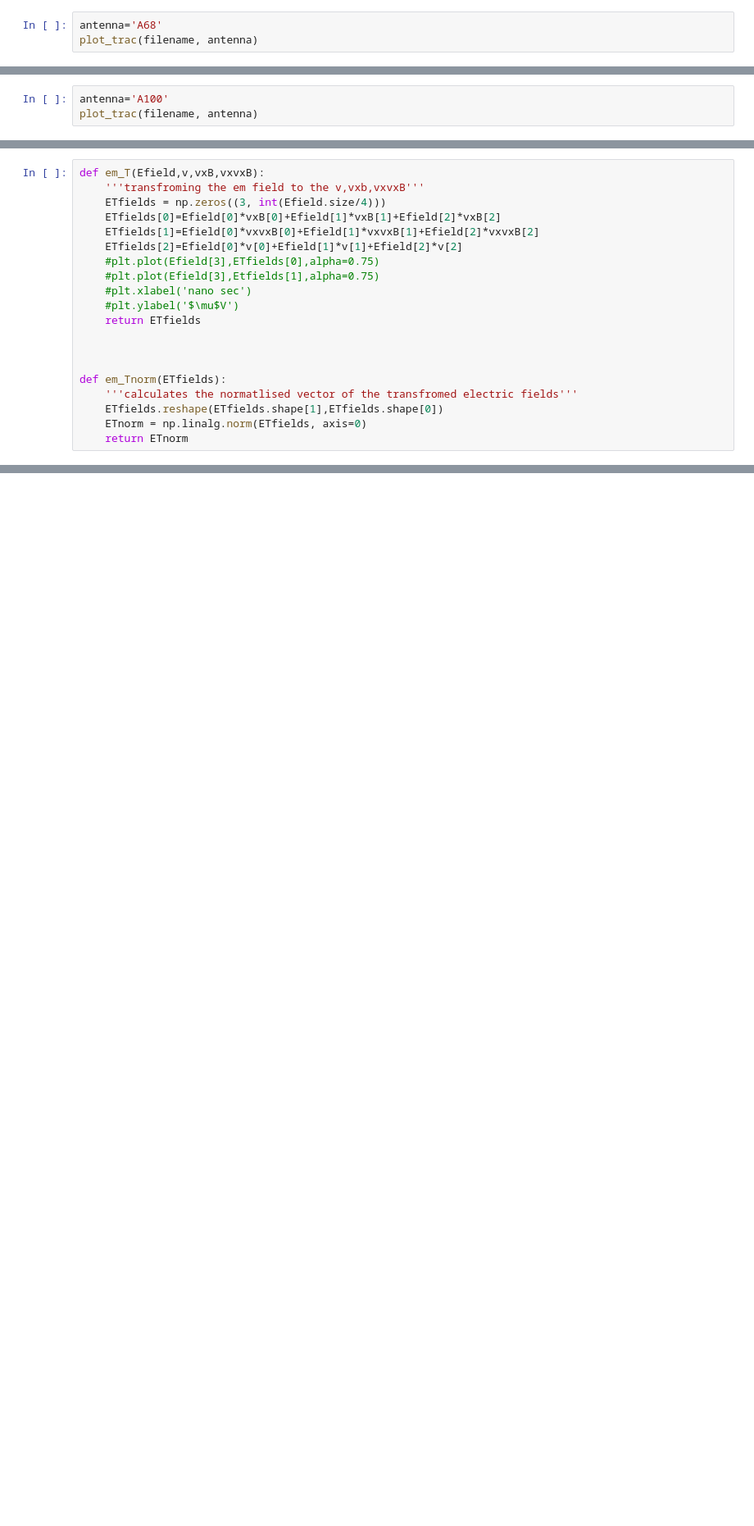
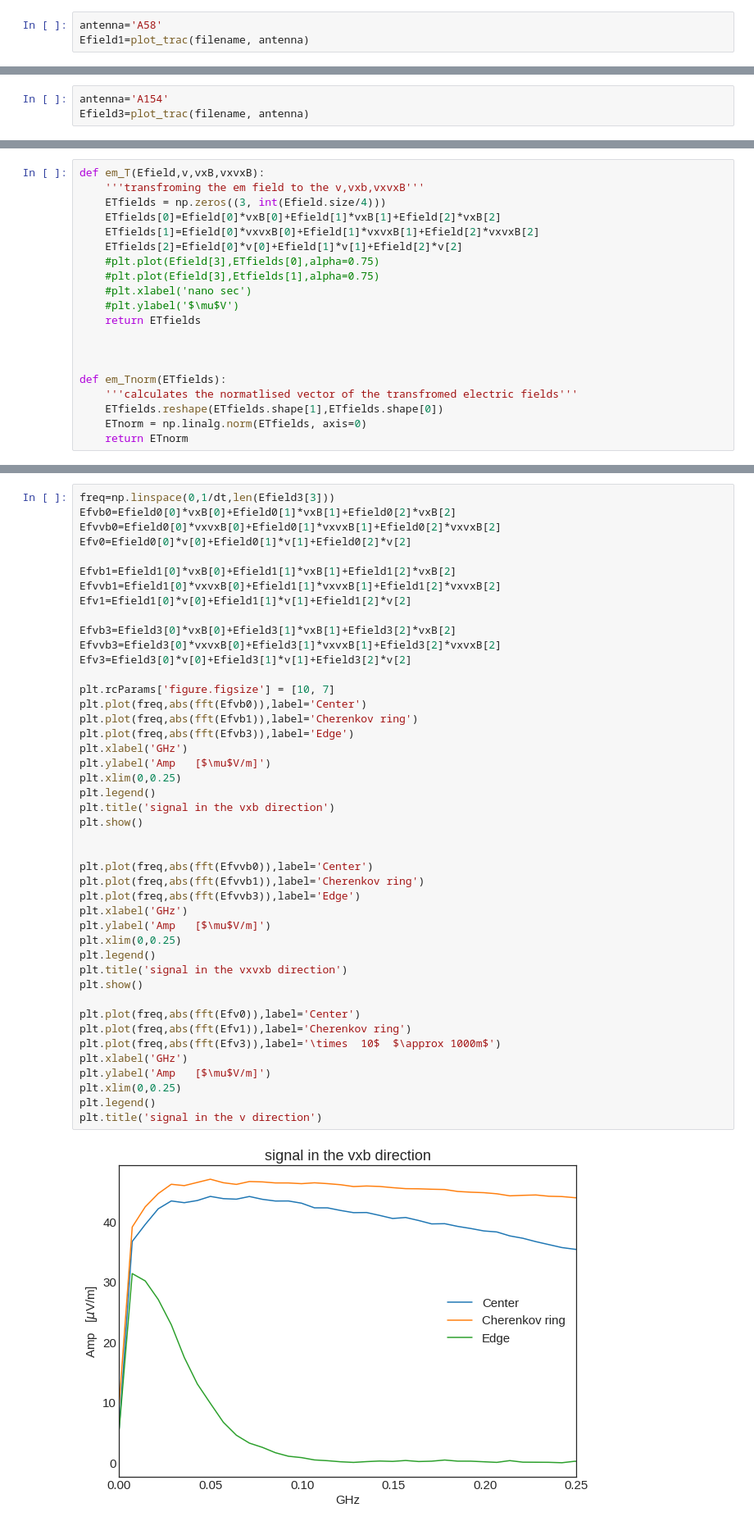
Before and after one commit to abwembya/D2Splane2, a Jupyter notebook: shower_plane.ipynb, the cells around one changed output, grey strips where cells are left out. Shown at 82% size. Drawn from its saved outputs; the diff is of its cells as text; blank space fills up the shorter version.

```diff
--- a/shower_plane.ipynb
+++ b/shower_plane.ipynb
@@ -408,4 +450,4 @@ A4  x =-0.0, y =-40.63
 # %%
-antenna='A68'
-plot_trac(filename, antenna)
+antenna='A58'
+Efield1=plot_trac(filename, antenna)
 # %% [output]
@@ -417,4 +459,4 @@ A68  x =-0.0, y =-480.52
 # %%
-antenna='A100'
-plot_trac(filename, antenna)
+antenna='A154'
+Efield3=plot_trac(filename, antenna)
 # %% [output]
@@ -445,0 +506,46 @@ def em_Tnorm(ETfields):
+# %%
+freq=np.linspace(0,1/dt,len(Efield3[3]))
+Efvb0=Efield0[0]*vxB[0]+Efield0[1]*vxB[1]+Efield0[2]*vxB[2]
+Efvvb0=Efield0[0]*vxvxB[0]+Efield0[1]*vxvxB[1]+Efield0[2]*vxvxB[2]
+Efv0=Efield0[0]*v[0]+Efield0[1]*v[1]+Efield0[2]*v[2]
+
+Efvb1=Efield1[0]*vxB[0]+Efield1[1]*vxB[1]+Efield1[2]*vxB[2]
+Efvvb1=Efield1[0]*vxvxB[0]+Efield1[1]*vxvxB[1]+Efield1[2]*vxvxB[2]
+Efv1=Efield1[0]*v[0]+Efield1[1]*v[1]+Efield1[2]*v[2]
+
+Efvb3=Efield3[0]*vxB[0]+Efield3[1]*vxB[1]+Efield3[2]*vxB[2]
+Efvvb3=Efield3[0]*vxvxB[0]+Efield3[1]*vxvxB[1]+Efield3[2]*vxvxB[2]
+Efv3=Efield3[0]*v[0]+Efield3[1]*v[1]+Efield3[2]*v[2]
+
+plt.rcParams['figure.figsize'] = [10, 7]
+plt.plot(freq,abs(fft(Efvb0)),label='Center')
+plt.plot(freq,abs(fft(Efvb1)),label='Cherenkov ring')
+plt.plot(freq,abs(fft(Efvb3)),label='Edge')
+plt.xlabel('GHz')
+plt.ylabel('Amp   [$\mu$V/m]')
+plt.xlim(0,0.25)
+plt.legend()
+plt.title('signal in the vxb direction')
+plt.show()
+
+
+plt.plot(freq,abs(fft(Efvvb0)),label='Center')
+plt.plot(freq,abs(fft(Efvvb1)),label='Cherenkov ring')
+plt.plot(freq,abs(fft(Efvvb3)),label='Edge')
+plt.xlabel('GHz')
+plt.ylabel('Amp   [$\mu$V/m]')
+plt.xlim(0,0.25)
+plt.legend()
+plt.title('signal in the vxvxb direction')
+plt.show()
+
+plt.plot(freq,abs(fft(Efv0)),label='Center')
+plt.plot(freq,abs(fft(Efv1)),label='Cherenkov ring')
+plt.plot(freq,abs(fft(Efv3)),label='\times  10$  $\approx 1000m$')
+plt.xlabel('GHz')
+plt.ylabel('Amp   [$\mu$V/m]')
+plt.xlim(0,0.25)
+plt.legend()
+plt.title('signal in the v direction')
+# %% [output]
+[figure, added]
```
Also changed, not shown: parts of 12 cells of this notebook.
